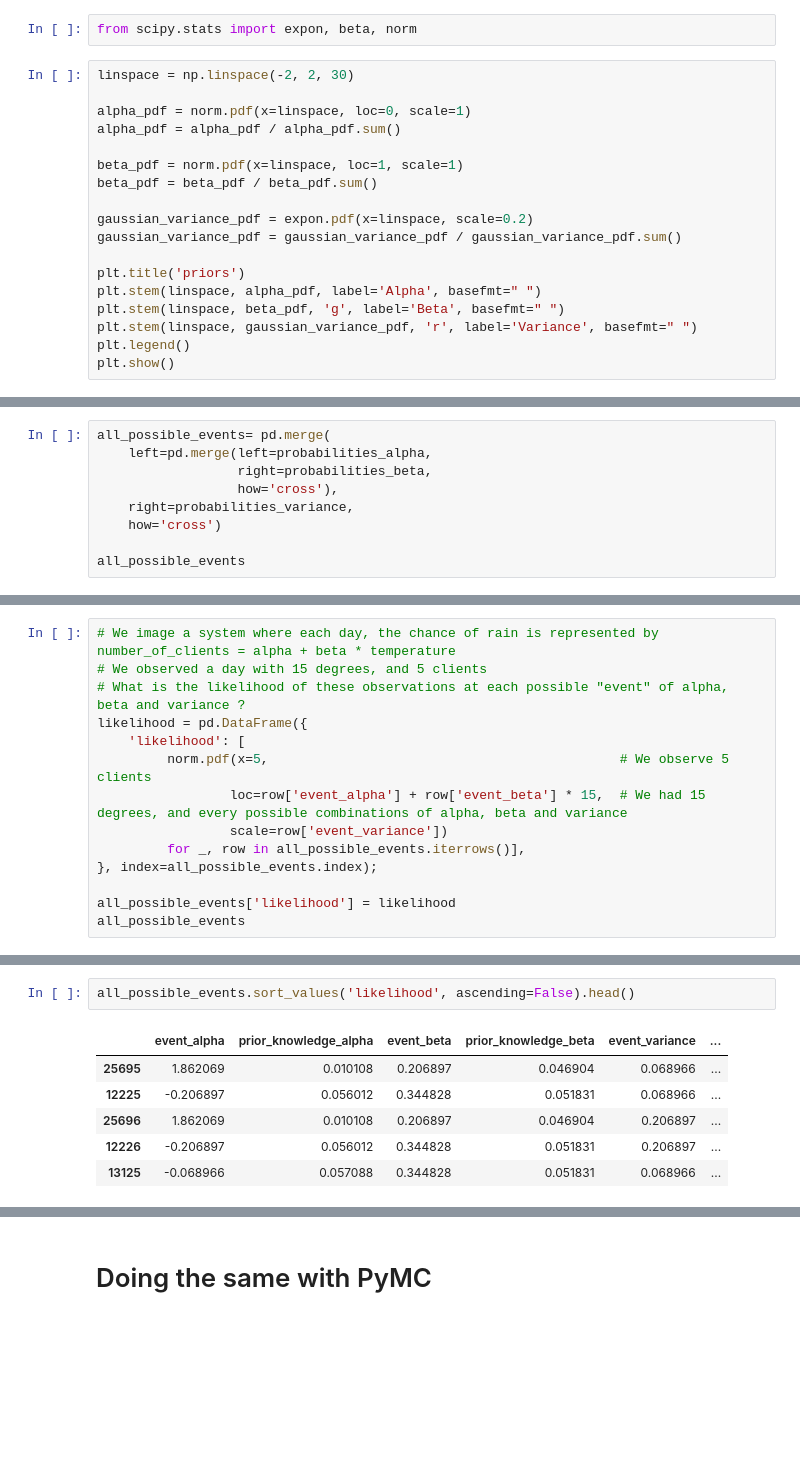
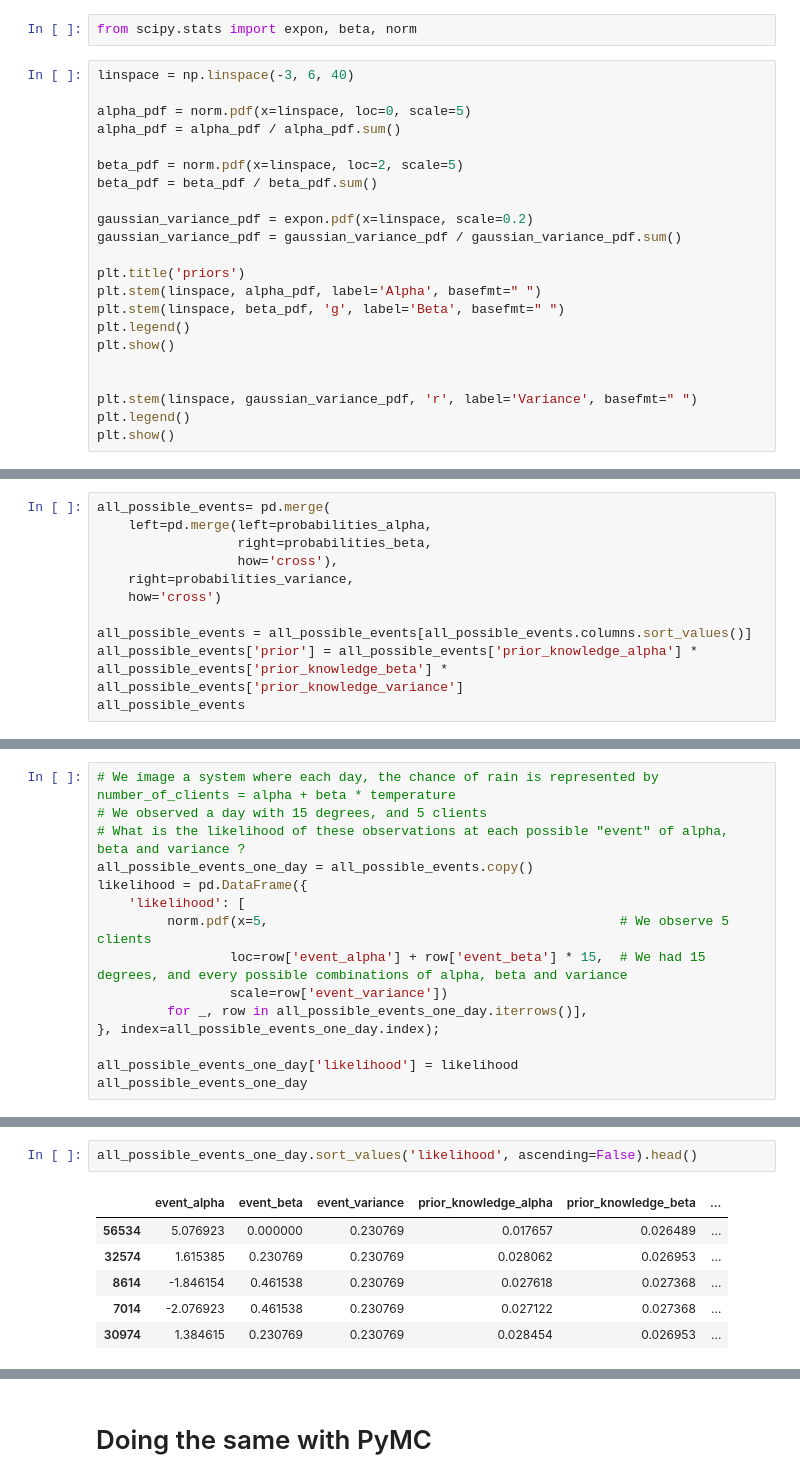
Before and after one commit to RCambier/rcambier.github.io, a Jupyter notebook: posts/2023-10-20-bayesian-inference-from-scratch.ipynb, the cells around one changed output, grey strips where cells are left out. Drawn from its saved outputs; the diff is of its cells as text; blank space fills up the shorter version.

```diff
--- a/posts/2023-10-20-bayesian-inference-from-scratch.ipynb
+++ b/posts/2023-10-20-bayesian-inference-from-scratch.ipynb
@@ -435,12 +441,12 @@ The idea is to assign things in the following way:
 # %%
 from scipy.stats import expon, beta, norm
 # %%
-linspace = np.linspace(-2, 2, 30)
+linspace = np.linspace(-3, 6, 40)
 
-alpha_pdf = norm.pdf(x=linspace, loc=0, scale=1)
+alpha_pdf = norm.pdf(x=linspace, loc=0, scale=5)
 alpha_pdf = alpha_pdf / alpha_pdf.sum()
 
-beta_pdf = norm.pdf(x=linspace, loc=1, scale=1)
+beta_pdf = norm.pdf(x=linspace, loc=2, scale=5)
 beta_pdf = beta_pdf / beta_pdf.sum()
 
 gaussian_variance_pdf = expon.pdf(x=linspace, scale=0.2)
@@ -449,6 +455,10 @@ gaussian_variance_pdf = gaussian_variance_pdf / gaussian_variance_pdf.sum()
 plt.title('priors')
 plt.stem(linspace, alpha_pdf, label='Alpha', basefmt=" ")
 plt.stem(linspace, beta_pdf, 'g', label='Beta', basefmt=" ")
+plt.legend()
+plt.show()
+
+
 plt.stem(linspace, gaussian_variance_pdf, 'r', label='Variance', basefmt=" ")
 plt.legend()
 plt.show()
@@ -502,5 +513,7 @@ all_possible_events= pd.merge(
     right=probabilities_variance,
     how='cross')
 
+all_possible_events = all_possible_events[all_possible_events.columns.sort_values()]
+all_possible_events['prior'] = all_possible_events['prior_knowledge_alpha'] * all_possible_events['prior_knowledge_beta'] * all_possible_events['prior_knowledge_variance']
 all_possible_events
 # %% [output]
@@ -521,14 +534,15 @@ all_possible_events
 # We image a system where each day, the chance of rain is represented by number_of_clients = alpha + beta * temperature
 # We observed a day with 15 degrees, and 5 clients
 # What is the likelihood of these observations at each possible "event" of alpha, beta and variance ?
+all_possible_events_one_day = all_possible_events.copy()
 likelihood = pd.DataFrame({
     'likelihood': [
          norm.pdf(x=5,                                             # We observe 5 clients
                  loc=row['event_alpha'] + row['event_beta'] * 15,  # We had 15 degrees, and every possible combinations of alpha, beta and variance
                  scale=row['event_variance'])
-         for _, row in all_possible_events.iterrows()],
-}, index=all_possible_events.index);
+         for _, row in all_possible_events_one_day.iterrows()],
+}, index=all_possible_events_one_day.index);
 
-all_possible_events['likelihood'] = likelihood
-all_possible_events
+all_possible_events_one_day['likelihood'] = likelihood
+all_possible_events_one_day
 # %% [output]
@@ -548,9 +562,9 @@ all_possible_events
 # %%
-all_possible_events.sort_values('likelihood', ascending=False).head()
+all_possible_events_one_day.sort_values('likelihood', ascending=False).head()
 # %% [output]
-|  | event_alpha | prior_knowledge_alpha | event_beta | prior_knowledge_beta | event_variance | ... |
-| 25695 | 1.862069 | 0.010108 | 0.206897 | 0.046904 | 0.068966 | ... |
-| 12225 | -0.206897 | 0.056012 | 0.344828 | 0.051831 | 0.068966 | ... |
-| 25696 | 1.862069 | 0.010108 | 0.206897 | 0.046904 | 0.206897 | ... |
-| 12226 | -0.206897 | 0.056012 | 0.344828 | 0.051831 | 0.206897 | ... |
-| 13125 | -0.068966 | 0.057088 | 0.344828 | 0.051831 | 0.068966 | ... |
+|  | event_alpha | event_beta | event_variance | prior_knowledge_alpha | prior_knowledge_beta | ... |
+| 56534 | 5.076923 | 0.000000 | 0.230769 | 0.017657 | 0.026489 | ... |
+| 32574 | 1.615385 | 0.230769 | 0.230769 | 0.028062 | 0.026953 | ... |
+| 8614 | -1.846154 | 0.461538 | 0.230769 | 0.027618 | 0.027368 | ... |
+| 7014 | -2.076923 | 0.461538 | 0.230769 | 0.027122 | 0.027368 | ... |
+| 30974 | 1.384615 | 0.230769 | 0.230769 | 0.028454 | 0.026953 | ... |
```
Also changed, not shown: parts of 37 cells of this notebook, 1 other file.
